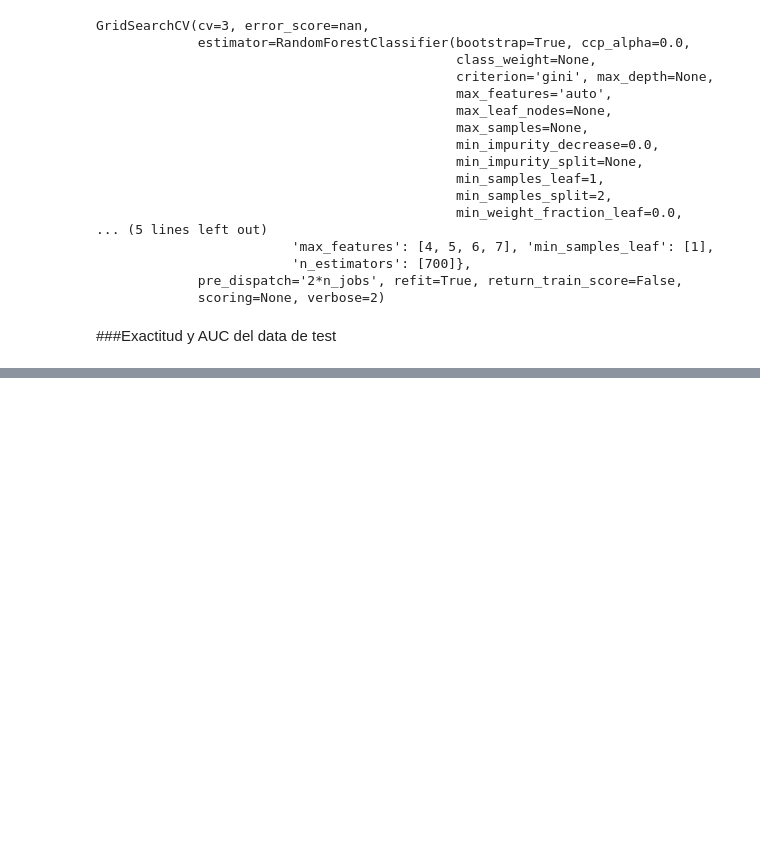
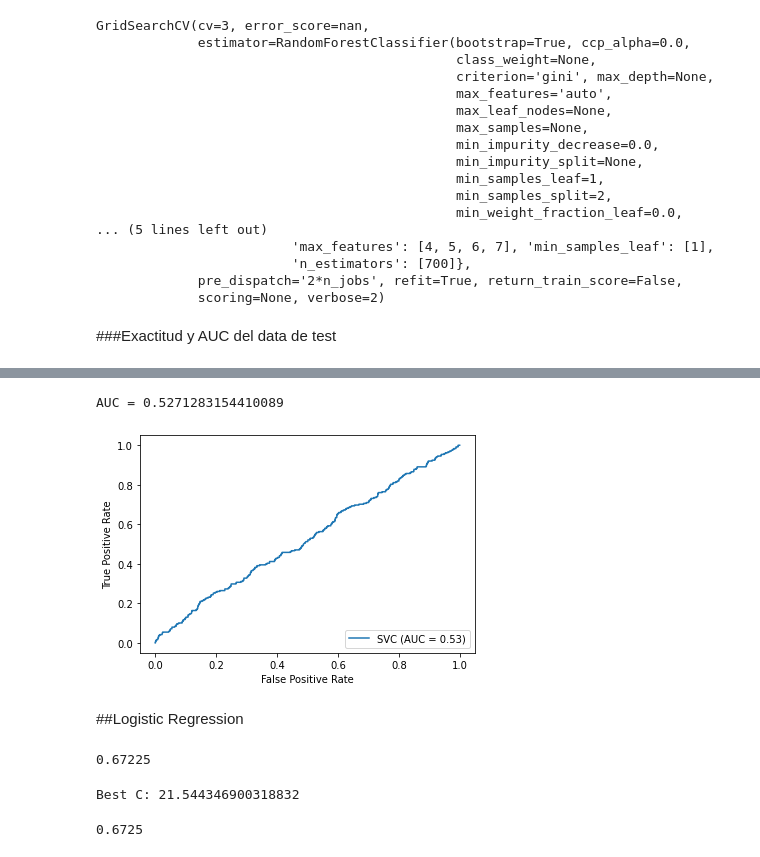
Before and after one commit to GRUPO-I/coil-2000, a Jupyter notebook: Copia1de_coil_2000.ipynb, the cells around one changed output, grey strips where cells are left out. Cells and saved outputs as stored; diff of their text form; code cells hidden in the pictures; blank space fills up the shorter version.

Commit message:
SMV y LinearRegression

```diff
--- a/Copia1de_coil_2000.ipynb
+++ b/Copia1de_coil_2000.ipynb
@@ -630,0 +678,41 @@ AUC = 0.6575903886275404
+# %%
+from sklearn import metrics
+
+y_pred_val = svc.predict_proba(x_test_filtered)[:,1]
+auc_roc = metrics.roc_auc_score(y_test, y_pred_val)
+print('AUC =', auc_roc)
+
+metrics.plot_roc_curve(svc, x_test_filtered, y_test)
+plt.show()
+# %% [output]
+AUC = 0.5271283154410089
+[figure, added]
+# %% [markdown]
+##Logistic Regression
+# %%
+from sklearn.linear_model import LogisticRegression
+from sklearn.linear_model import Lasso
+#X_train_filtered, X_test_filtered, y_train, y_test = getSplitData()
+lasso = LogisticRegression(penalty='l1', solver='liblinear').fit(x_train_filtered_sampling, y_train_sampling)
+y_pred_test = lasso.predict(x_test_filtered)
+print(metrics.accuracy_score(y_test, y_pred_test))
+# %% [output]
+0.67225
+# %%
+#Ajuste de parámetros
+from sklearn.model_selection import GridSearchCV
+logistic = LogisticRegression(penalty='l1', solver='liblinear')
+C = np.logspace(0, 4, 10)
+hyperparameters = dict(C=C)
+clf = GridSearchCV(logistic, hyperparameters, cv=5, verbose=0)
+best_model = clf.fit(x_train_filtered_sampling, y_train_sampling)
+print('Best C:', best_model.best_estimator_.get_params()['C'])
+# %% [output]
+Best C: 21.544346900318832
+# %%
+logistic = LogisticRegression(penalty='l1', solver='liblinear', C=21.5)
+logistic.fit(x_train_filtered_sampling, y_train_sampling)
+y_pred = logistic.predict(x_test_filtered)
+print(metrics.accuracy_score(y_test, y_pred))
+# %% [output]
+0.6725
```
Also changed, not shown: parts of 23 cells of this notebook.
